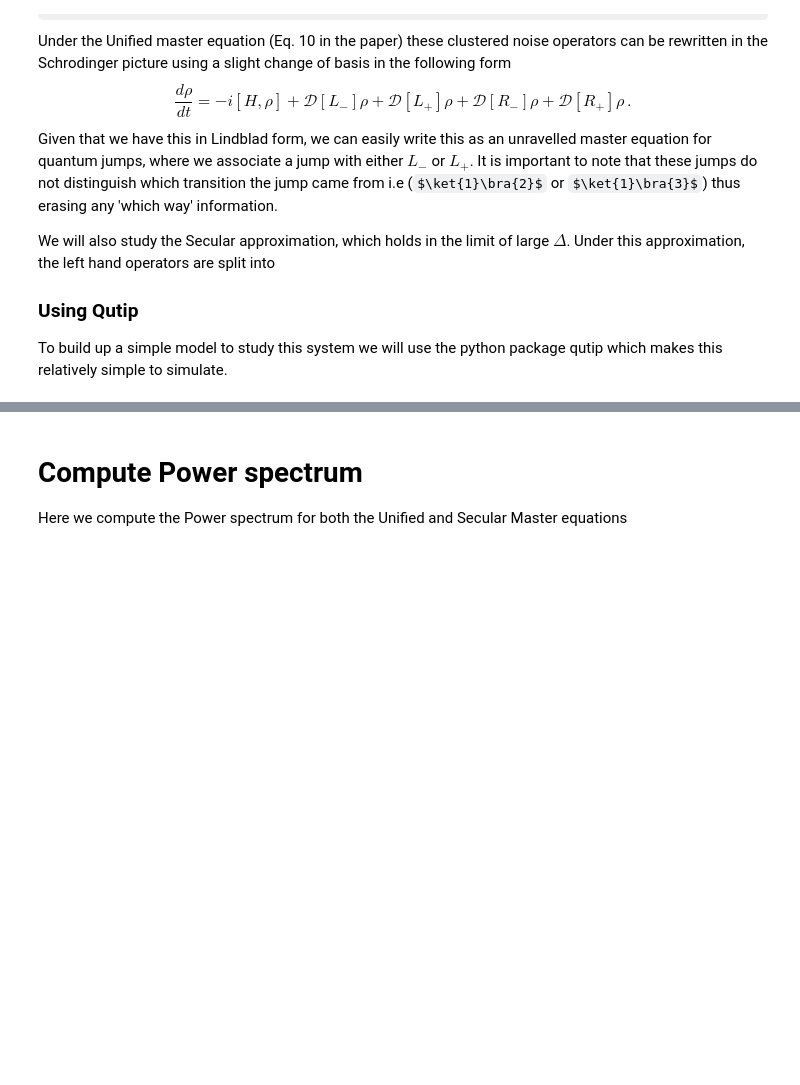
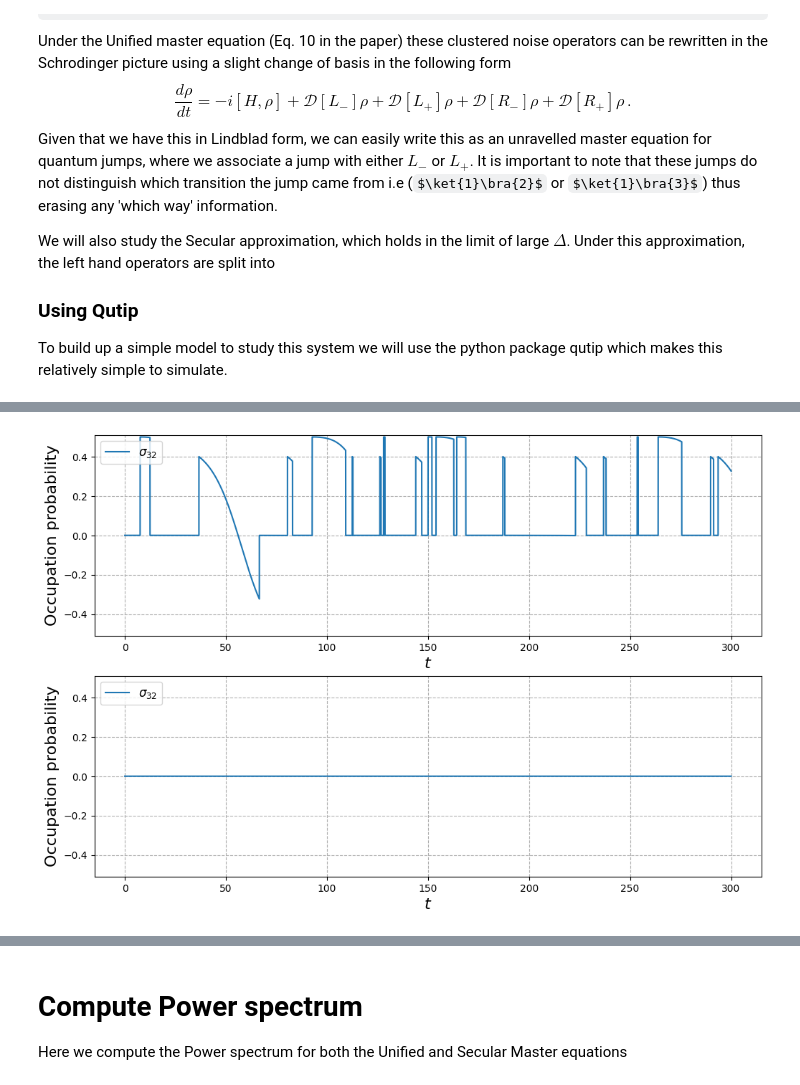
Before and after one commit to mikeal888/The_V_model, a Jupyter notebook: V_model.ipynb, the cells around one changed output, grey strips where cells are left out. Saved outputs shown, nothing was run; the diff lists cells and outputs as text; code cells hidden in the pictures; some formulas as TeX source; blank space fills up the shorter version.

```diff
--- a/V_model.ipynb
+++ b/V_model.ipynb
@@ -224,0 +238,25 @@ plt.show()
+# %%
+fig = plt.figure(figsize=(12, 8))
+
+plt.subplot(211)
+plt.plot(tlist, g32_evo_uni, label=r'$\sigma_{32}$')
+
+plt.xlabel(r'$t$', fontsize=16)
+plt.ylabel('Occupation probability', fontsize=16)
+plt.legend(fontsize=12, loc="upper left")
+plt.grid(linestyle='--')
+plt.ylim(-0.51, 0.51)
+
+plt.subplot(212)
+
+plt.plot(tlist, g32_evo_sec, label=r'$\sigma_{32}$')
+
+plt.xlabel(r'$t$', fontsize=16)
+plt.ylabel('Occupation probability', fontsize=16)
+plt.legend(fontsize=12, loc="upper left")
+plt.grid(linestyle='--')
+plt.ylim(-0.51, 0.51)
+
+plt.show()
+# %% [output]
+[figure, added]
```
Also changed, not shown: parts of 8 cells of this notebook.
